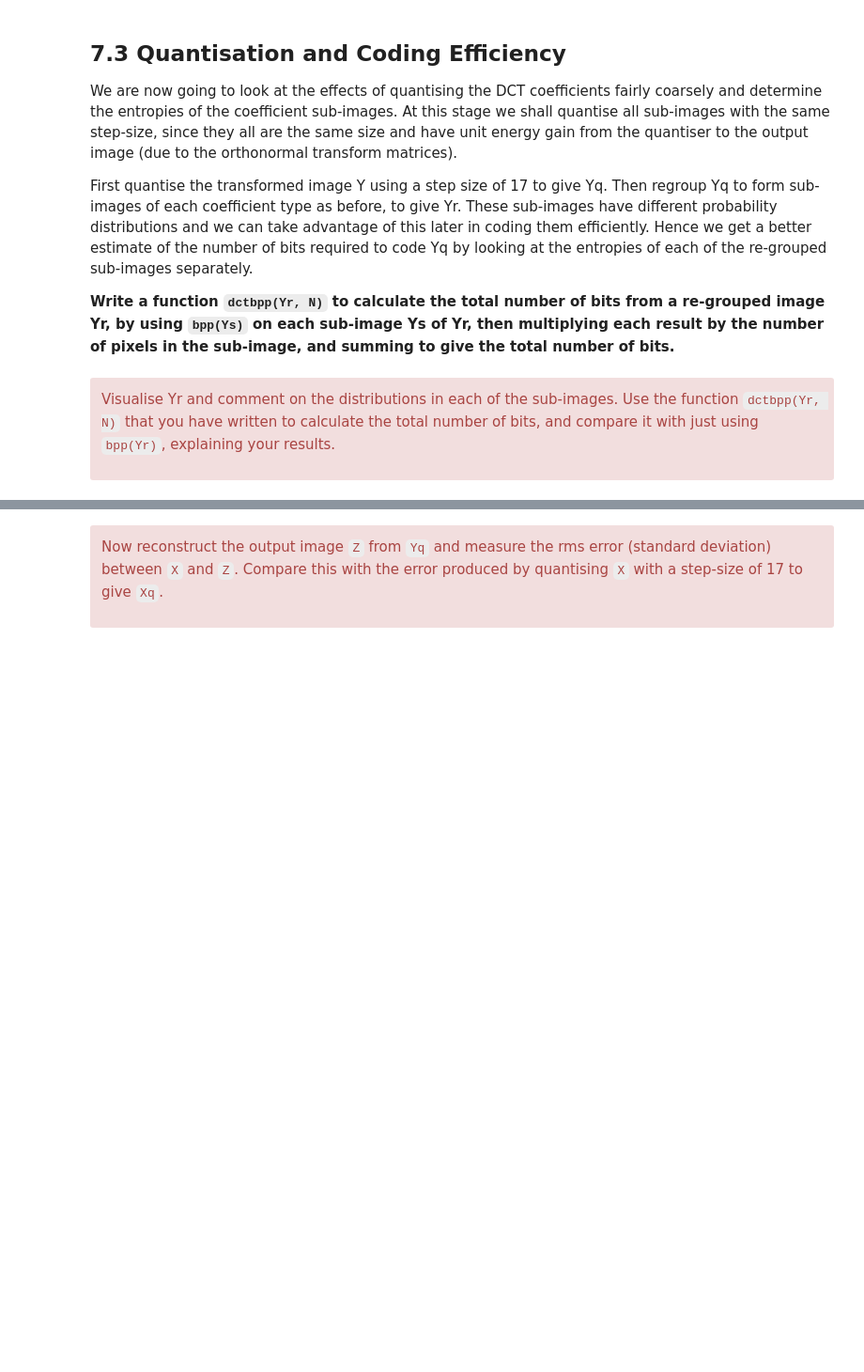
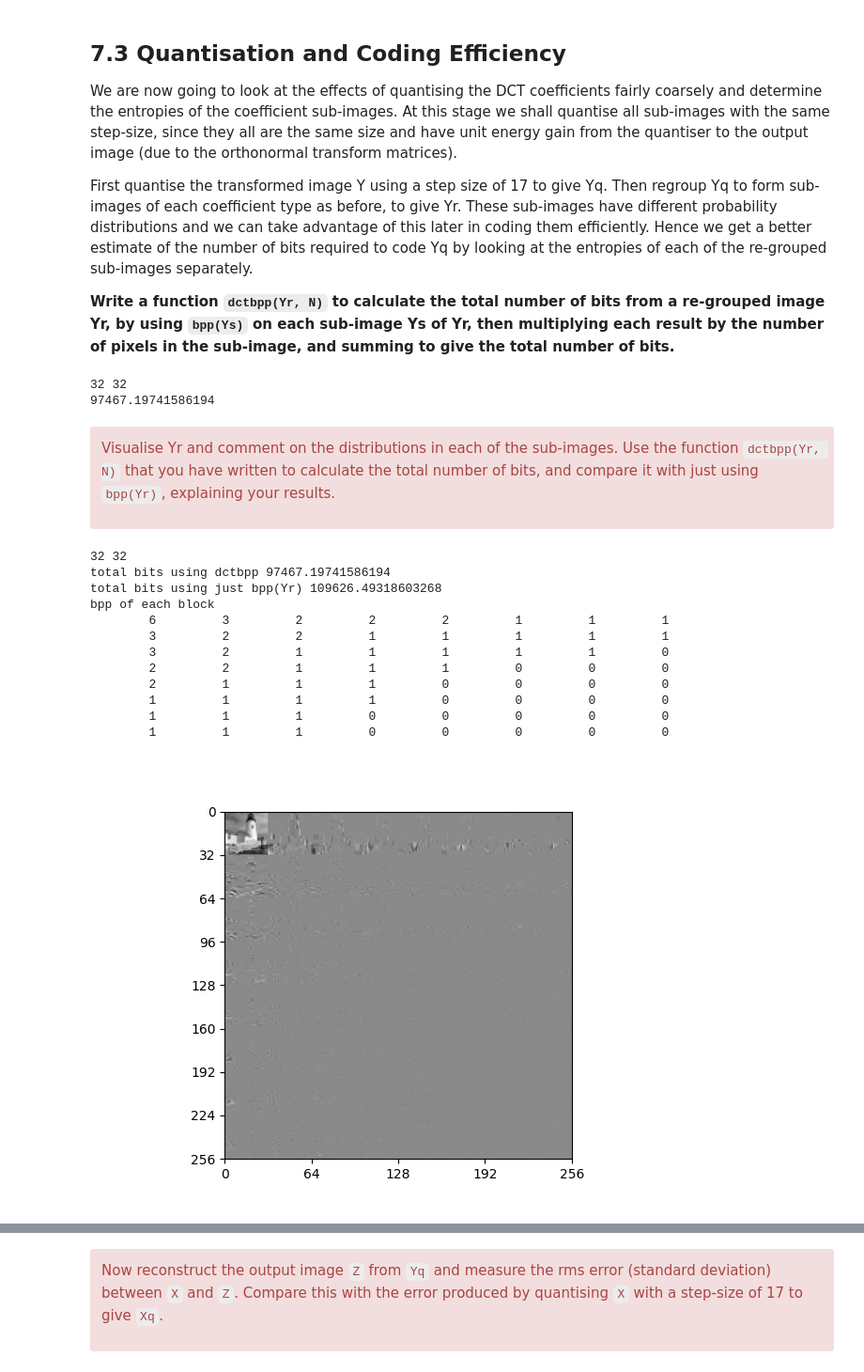
Before and after one commit to AndrewKeYanzhe/cued_sf2_lab-master, a Jupyter notebook: 7-the-discrete-cosine-transform.ipynb, the cells around one changed output, grey strips where cells are left out. Shown at 94% size. Cells and saved outputs as stored; diff of their text form; code cells hidden in the pictures; blank space fills up the shorter version.

```diff
--- a/7-the-discrete-cosine-transform.ipynb
+++ b/7-the-discrete-cosine-transform.ipynb
@@ -314,3 +307,39 @@ def dctbpp(Yr, N):
+# %%
+from cued_sf2_lab.laplacian_pyramid import bpp
+
+def dctbpp(Yr, N):
+    # Your code here
+    # pass # This just does nothing at the moment
+    h=Yr.shape[0]
+    w=Yr.shape[1]
+
+    block_h=int(h/N)
+    block_w=int(w/N)
+
+    print(block_h,block_w)
+
+    total_bits = 0
+
+    for i in range(N):
+        for j in range(N):
+            block = Yr[i*block_h:(i+1)*block_h, j*block_w:(j+1)*block_w]
+            total_bits = total_bits + bpp(block)*block_h*block_w
+            # block_sums[i, j] = np.sum(block)
+
+    return total_bits
+
+N = 8
+
+
+from cued_sf2_lab.laplacian_pyramid import quantise
+Y_q = quantise(Y,17)
+#Yr is regrouped image
+Yr=regroup(Y_q, N)/N
+# print(Yr.shape)
+print(dctbpp(Yr,N))
+# %% [output]
+32 32
+97467.19741586194
 # %% [markdown]
 <div class="alert alert-block alert-danger">
 
@@ -321,0 +349,39 @@ Visualise Yr and comment on the distributions in each of the sub-images. Use the
+# %%
+# Your code here
+
+# N = 8
+fig, ax = plt.subplots()
+plot_image(Yr, ax=ax);
+print("total bits using dctbpp",dctbpp(Yr,N))
+print("total bits using just bpp(Yr)",bpp(Yr)*256**2)
+
+block_bpp = np.zeros((8, 8))
+
+# Step 3: Compute the sum for each 32x32 block
+for i in range(8):
+    for j in range(8):
+        block = Yr[i*32:(i+1)*32, j*32:(j+1)*32]
+        block_bpp[i, j] = bpp(block)
+
+# Step 4: Determine the maximum length for formatting
+max_length = max(len(f"{int(value):,}") for row in block_sums for value in row)
+
+# Step 5: Print the 8x8 matrix with formatted output, aligned numbers
+print("bpp of each block")
+for row in block_bpp:
+    formatted_row = [f"{int(value):>{max_length},}" for value in row]
+    print(" ".join(formatted_row))
+# %% [output]
+32 32
+total bits using dctbpp 97467.19741586194
+total bits using just bpp(Yr) 109626.49318603268
+bpp of each block
+        6         3         2         2         2         1         1         1
+        3         2         2         1         1         1         1         1
+        3         2         1         1         1         1         1         0
+        2         2         1         1         1         0         0         0
+        2         1         1         1         0         0         0         0
+        1         1         1         1         0         0         0         0
+        1         1         1         0         0         0         0         0
+        1         1         1         0         0         0         0         0
+[figure, added]
```
Also changed, not shown: parts of 12 cells of this notebook.
